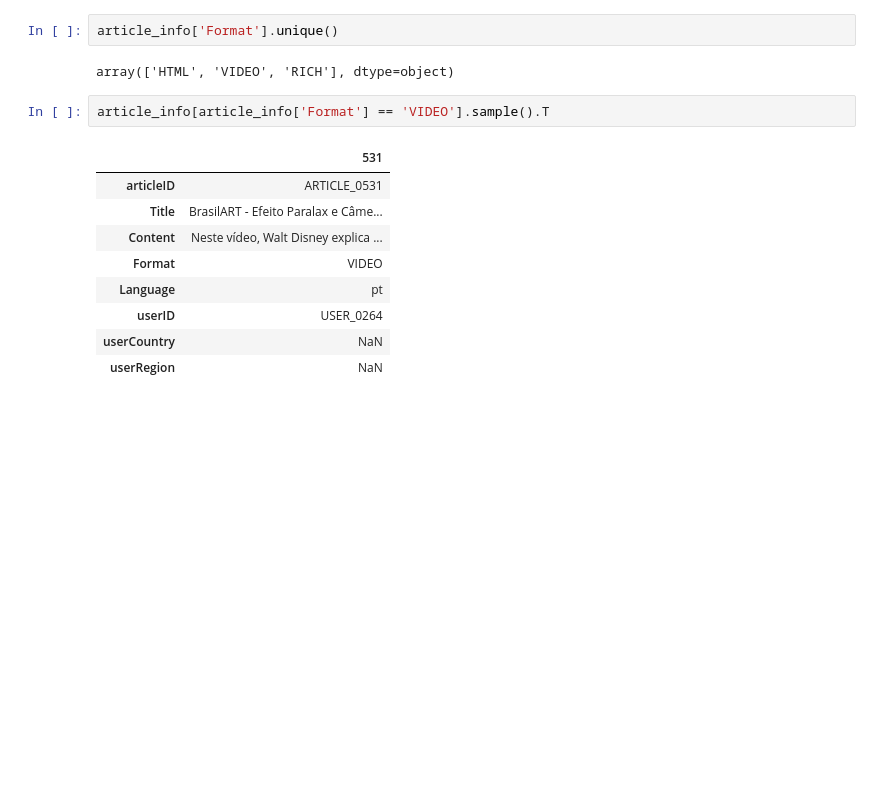
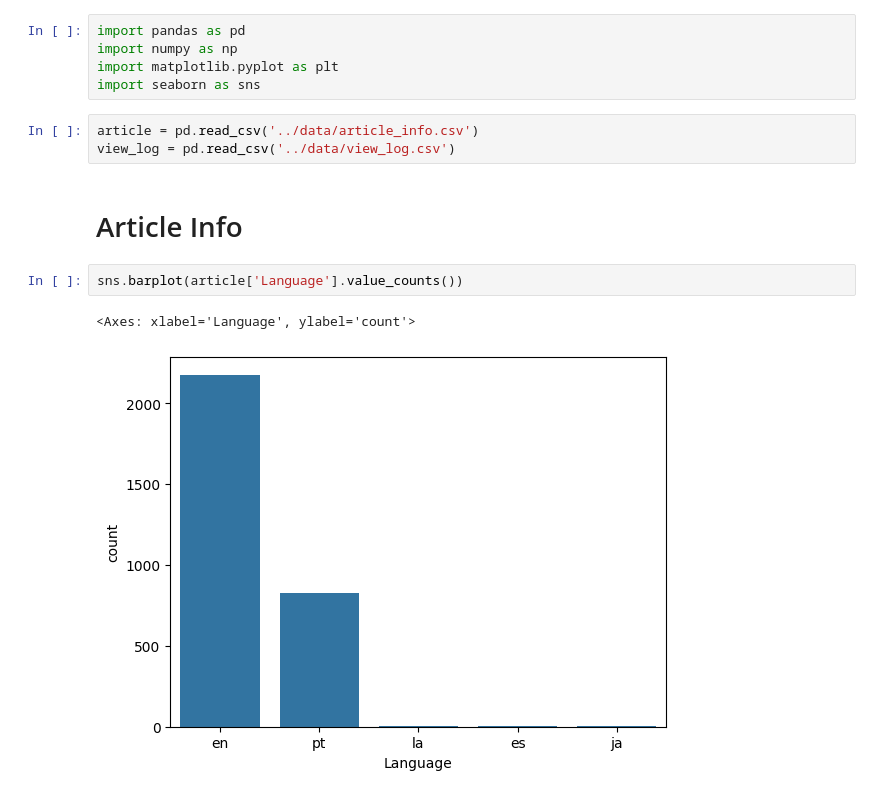
Before and after one commit to jungsiroo/article_recsys, a Jupyter notebook: EDA/basic.ipynb, the cells around one changed output. Saved outputs shown, nothing was run; the diff lists cells and outputs as text; blank space fills up the shorter version.

```diff
--- a/EDA/basic.ipynb
+++ b/EDA/basic.ipynb
@@ -157,16 +1,15 @@ article_info.sample().T
-# %%
-article_info['Format'].unique()
-# %% [output]
-array(['HTML', 'VIDEO', 'RICH'], dtype=object)
-# %%
-article_info[article_info['Format'] == 'VIDEO'].sample().T
-# %% [output]
-|  | 531 |
-| articleID | ARTICLE_0531 |
-| Title | BrasilART - Efeito Paralax e Câme... |
-| Content | Neste vídeo, Walt Disney explica ... |
-| Format | VIDEO |
-| Language | pt |
-| userID | USER_0264 |
-| userCountry | NaN |
-| userRegion | NaN |
+# %%
+import pandas as pd
+import numpy as np
+import matplotlib.pyplot as plt
+import seaborn as sns
+# %%
+article = pd.read_csv('../data/article_info.csv')
+view_log = pd.read_csv('../data/view_log.csv')
+# %% [markdown]
+# Article Info
+# %%
+sns.barplot(article['Language'].value_counts())
+# %% [output]
+<Axes: xlabel='Language', ylabel='count'>
+[figure, added]
```
Also changed, not shown: parts of 54 cells of this notebook, 14 other files.
